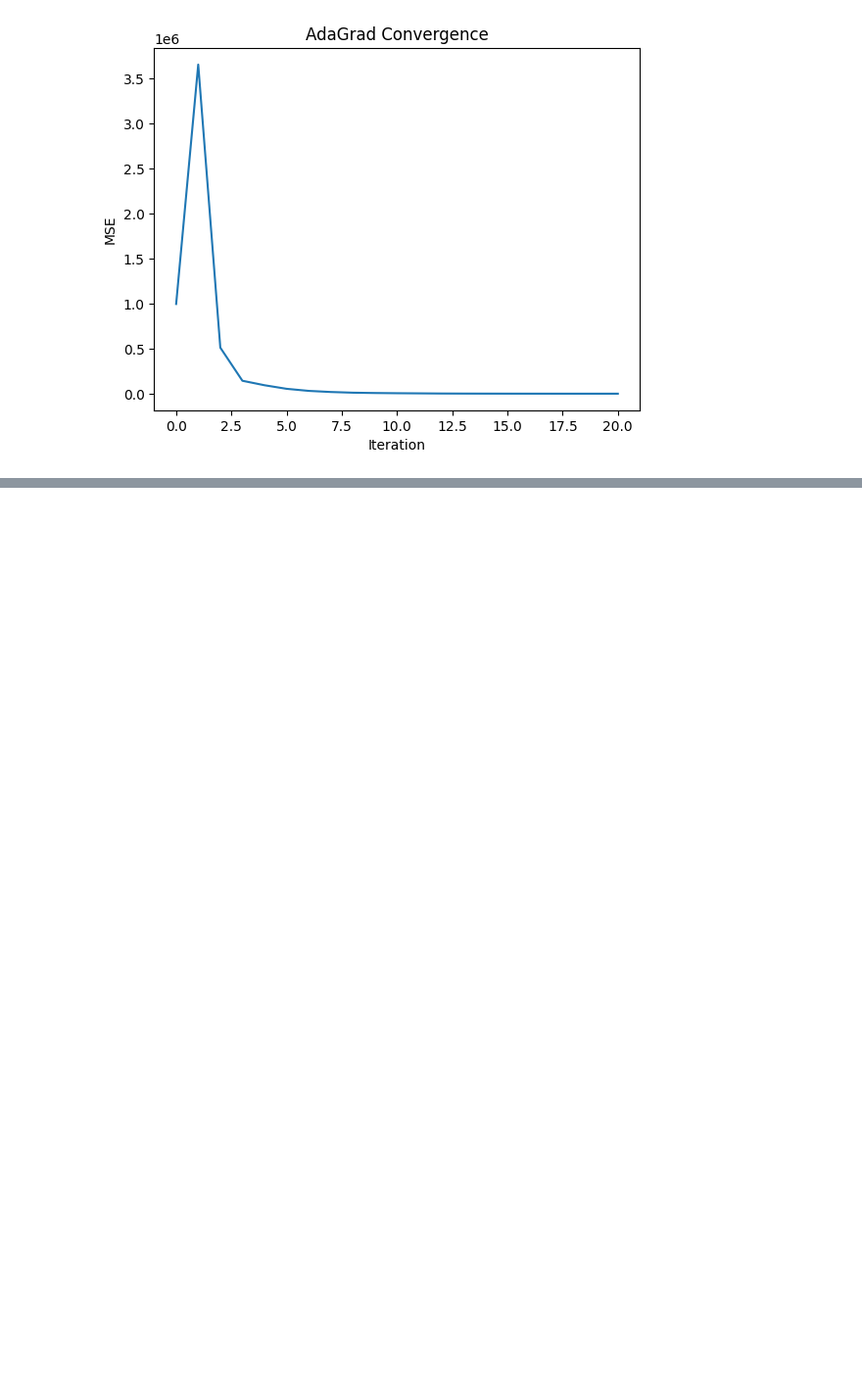
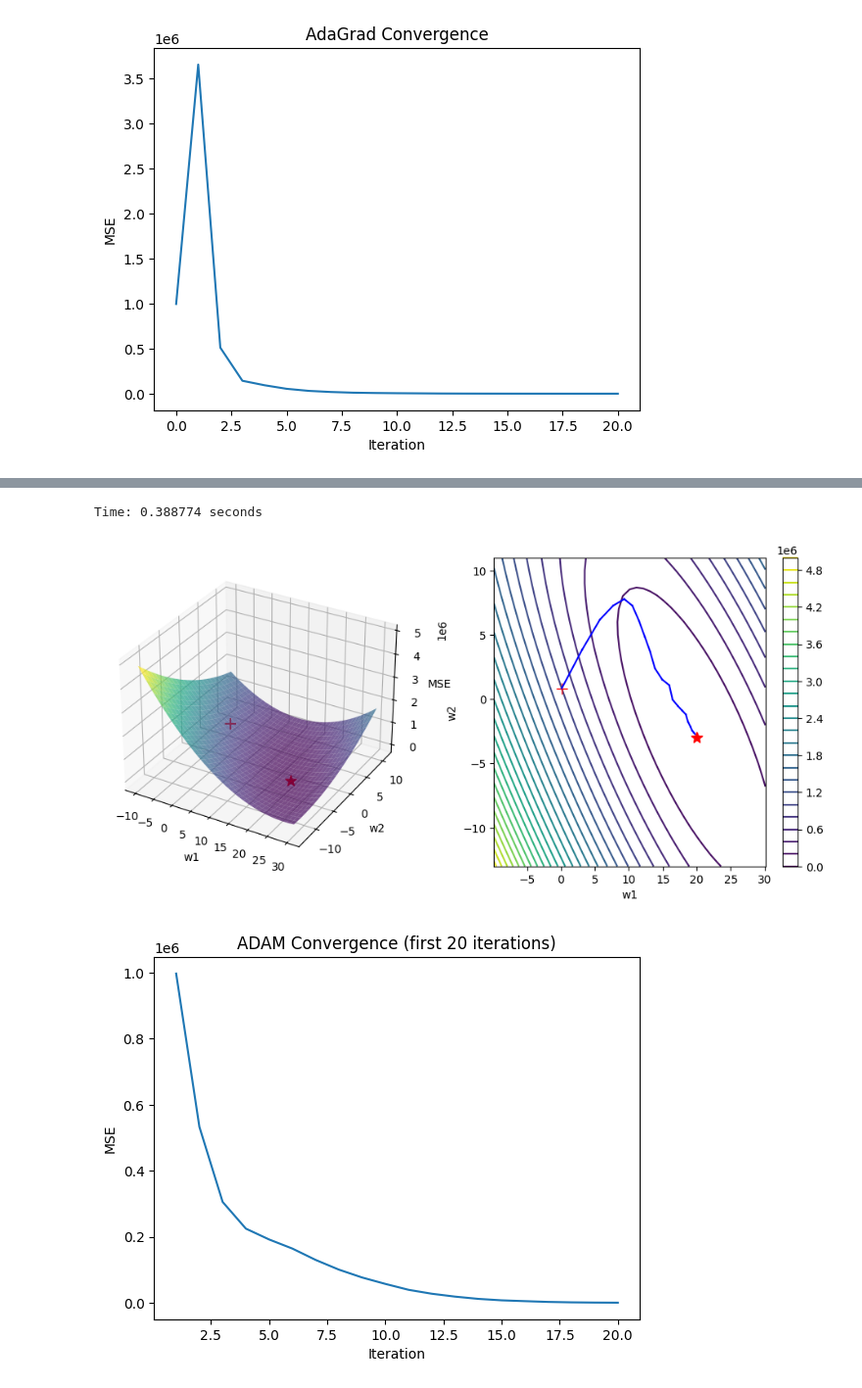
Before and after one commit to kallefrisk/Schoolwork, a Jupyter notebook: Python/DeepLearning/Stochastic_gradient_based_optimization.ipynb, the cells around one changed output, grey strips where cells are left out. Shown at 98% size. Cells and saved outputs as stored; diff of their text form; code cells hidden in the pictures; blank space fills up the shorter version.

```diff
--- a/Python/DeepLearning/Stochastic_gradient_based_optimization.ipynb
+++ b/Python/DeepLearning/Stochastic_gradient_based_optimization.ipynb
@@ -444,0 +457,45 @@ Time: 0.757568 seconds
+# %%
+def adam_mse(K, ws, learning_eps, loss, grad_loss, N, rho1, rho2, verbose=False):
+    """ADAM optimizer"""
+    batch_size = int(N * 0.01)
+    history = [loss(ws)]
+    s = np.zeros(len(ws))
+    r = np.zeros(len(ws))
+    t = 0
+    delta = 1e-10 * np.ones(len(ws))
+    for k in range(K):
+        randices = np.random.choice(N, batch_size, replace=False)
+        grad_ws = grad_loss(ws, randices)
+        old_ws = ws.copy()
+        t += 1
+        s = rho1 * s + (1 - rho1) * grad_ws
+        r = rho2 * r + (1 - rho2) * grad_ws * grad_ws
+        s_hat = s / (1 - rho1**t)
+        r_hat = r / (1 - rho2**t)
+        ws = old_ws - (learning_eps * s_hat) / (delta + np.sqrt(r_hat))
+        if verbose:
+            plt.plot([old_ws[0], ws[0]], [old_ws[1], ws[1]], 'b-')
+        history.append(loss(ws))
+    return ws, history
+# %%
+K = 20
+learning_eps = 3
+
+ax = setup_plot()
+rho1 = 0.30
+rho2 = 0.90
+start_time = time.time()
+ws_adam, history_adam = adam_mse(K, ws0.copy(), learning_eps, mse1, grad_loss2, N*N, rho1, rho2, verbose=True)
+print(f"Time: {time.time() - start_time:.6f} seconds")
+plt.show()
+
+plt.figure()
+plt.plot(range(1, 21), history_adam[:20])
+plt.xlabel('Iteration')
+plt.ylabel('MSE')
+plt.title('ADAM Convergence (first 20 iterations)')
+plt.show()
+# %% [output]
+Time: 0.388774 seconds
+[figure, added]
+[figure, added]
```
Also changed, not shown: parts of 6 cells of this notebook.
